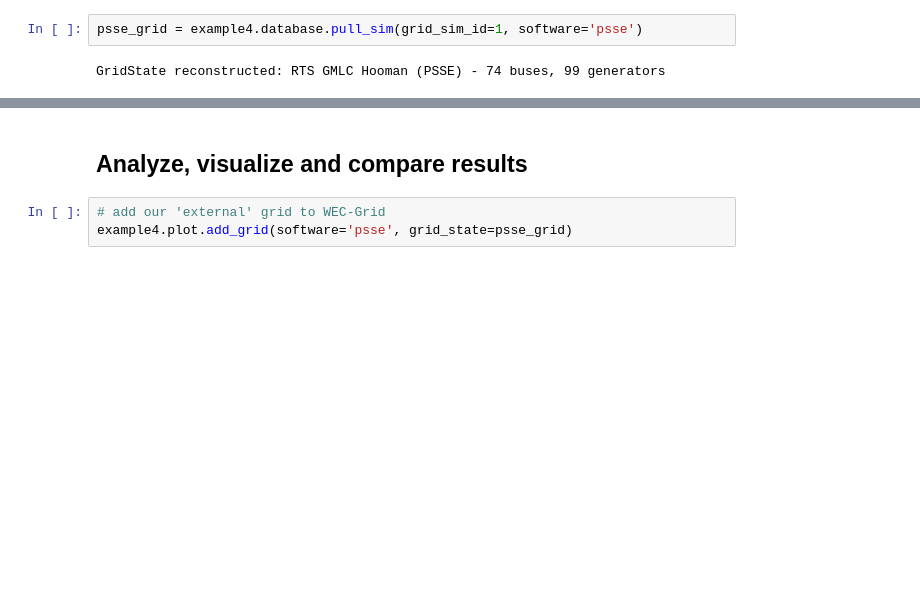
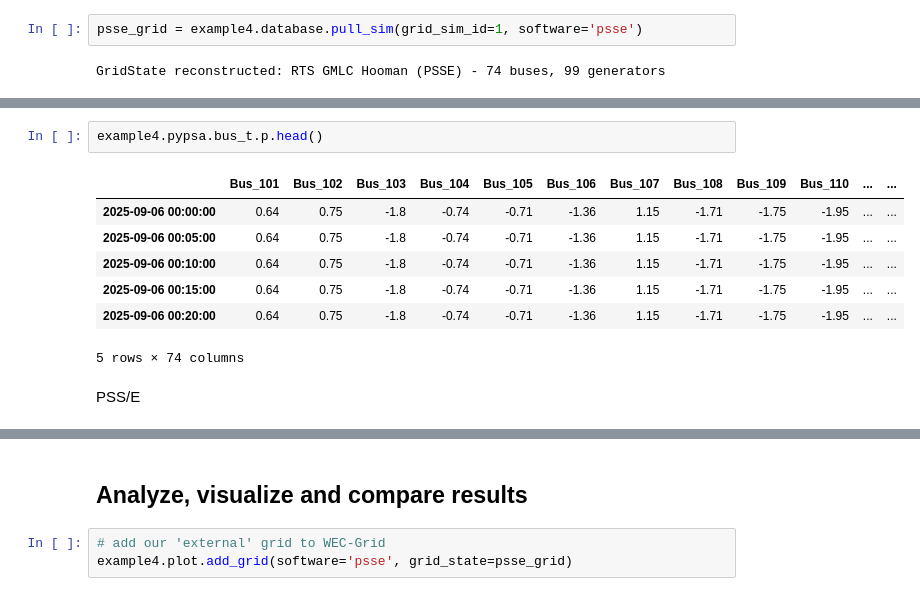
Before and after one commit to acep-uaf/WEC-Grid, a Jupyter notebook: examples/example4.ipynb, the cells around one changed output, grey strips where cells are left out. Drawn from its saved outputs; the diff is of its cells as text; blank space fills up the shorter version.

Commit message:
cleaned up examples

```diff
--- a/examples/example4.ipynb
+++ b/examples/example4.ipynb
@@ -77,0 +99,12 @@ GridState reconstructed: RTS GMLC Hooman (PSSE) - 74 buses, 99 generators
+# %%
+example4.pypsa.bus_t.p.head()
+# %% [output]
+|  | Bus_101 | Bus_102 | Bus_103 | Bus_104 | Bus_105 | Bus_106 | Bus_107 | Bus_108 | Bus_109 | Bus_110 | ... | ... |
+| 2025-09-06 00:00:00 | 0.64 | 0.75 | -1.8 | -0.74 | -0.71 | -1.36 | 1.15 | -1.71 | -1.75 | -1.95 | ... | ... |
+| 2025-09-06 00:05:00 | 0.64 | 0.75 | -1.8 | -0.74 | -0.71 | -1.36 | 1.15 | -1.71 | -1.75 | -1.95 | ... | ... |
+| 2025-09-06 00:10:00 | 0.64 | 0.75 | -1.8 | -0.74 | -0.71 | -1.36 | 1.15 | -1.71 | -1.75 | -1.95 | ... | ... |
+| 2025-09-06 00:15:00 | 0.64 | 0.75 | -1.8 | -0.74 | -0.71 | -1.36 | 1.15 | -1.71 | -1.75 | -1.95 | ... | ... |
+| 2025-09-06 00:20:00 | 0.64 | 0.75 | -1.8 | -0.74 | -0.71 | -1.36 | 1.15 | -1.71 | -1.75 | -1.95 | ... | ... |
+5 rows × 74 columns
+# %% [markdown]
+PSS/E
```
Also changed, not shown: parts of 18 cells of this notebook, 5 other files.
